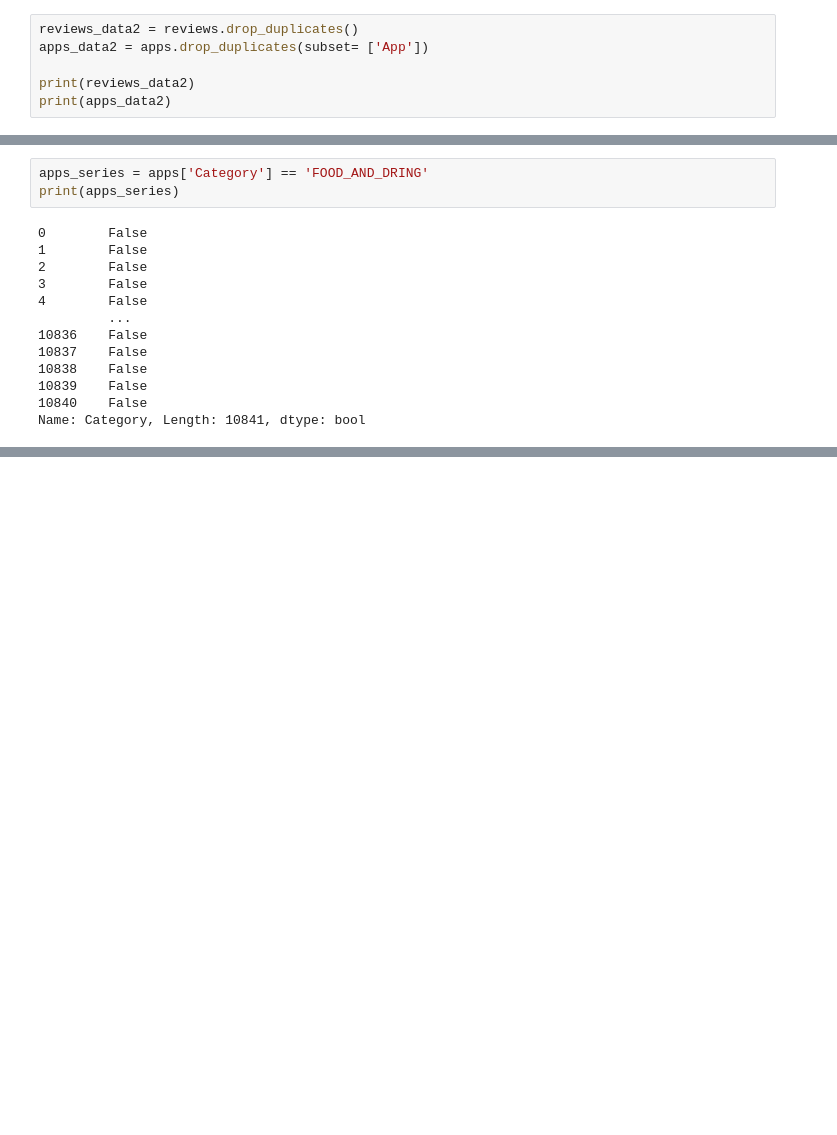
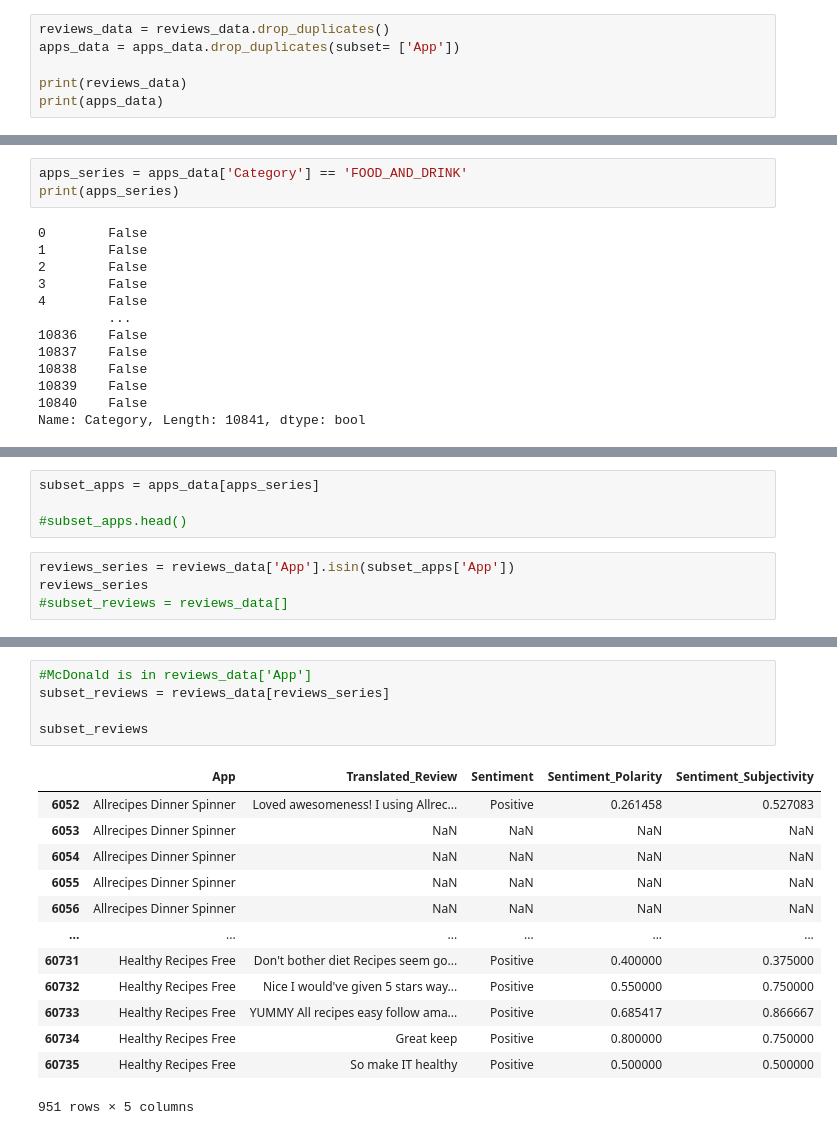
Before and after one commit to topollonaketsana/Coding-Summer-School-CSS, a Jupyter notebook: week 1/data pipelines/pipeline.ipynb, the cells around one changed output, grey strips where cells are left out. Drawn from its saved outputs; the diff is of its cells as text; blank space fills up the shorter version.

```diff
--- a/week 1/data pipelines/pipeline.ipynb
+++ b/week 1/data pipelines/pipeline.ipynb
@@ -156,9 +165,9 @@ min_reviews = 1000
 # %%
-reviews_data2 = reviews.drop_duplicates()
-apps_data2 = apps.drop_duplicates(subset= ['App'])
+reviews_data = reviews_data.drop_duplicates()
+apps_data = apps_data.drop_duplicates(subset= ['App'])
 
-print(reviews_data2)
-print(apps_data2)
+print(reviews_data)
+print(apps_data)
 # %% [output]
                                   App  \
 0               10 Best Foods for You
@@ -178,7 +187,7 @@ print(apps_data2)
 
 [9660 rows x 13 columns]
 # %%
-apps_series = apps['Category'] == 'FOOD_AND_DRING'
+apps_series = apps_data['Category'] == 'FOOD_AND_DRINK'
 print(apps_series)
 # %% [output]
 0        False
@@ -195,0 +213,8 @@ Name: Category, Length: 10841, dtype: bool
+# %%
+subset_apps = apps_data[apps_series]
+
+#subset_apps.head()
+# %%
+reviews_series = reviews_data['App'].isin(subset_apps['App'])
+reviews_series
+#subset_reviews = reviews_data[]
@@ -195,0 +234,19 @@ Name: Category, Length: 10841, dtype: bool
+# %%
+#McDonald is in reviews_data['App']
+subset_reviews = reviews_data[reviews_series]
+
+subset_reviews
+# %% [output]
+|  | App | Translated_Review | Sentiment | Sentiment_Polarity | Sentiment_Subjectivity |
+| 6052 | Allrecipes Dinner Spinner | Loved awesomeness! I using Allrec... | Positive | 0.261458 | 0.527083 |
+| 6053 | Allrecipes Dinner Spinner | NaN | NaN | NaN | NaN |
+| 6054 | Allrecipes Dinner Spinner | NaN | NaN | NaN | NaN |
+| 6055 | Allrecipes Dinner Spinner | NaN | NaN | NaN | NaN |
+| 6056 | Allrecipes Dinner Spinner | NaN | NaN | NaN | NaN |
+| ... | ... | ... | ... | ... | ... |
+| 60731 | Healthy Recipes Free | Don't bother diet Recipes seem go... | Positive | 0.400000 | 0.375000 |
+| 60732 | Healthy Recipes Free | Nice I would've given 5 stars way... | Positive | 0.550000 | 0.750000 |
+| 60733 | Healthy Recipes Free | YUMMY All recipes easy follow ama... | Positive | 0.685417 | 0.866667 |
+| 60734 | Healthy Recipes Free | Great keep | Positive | 0.800000 | 0.750000 |
+| 60735 | Healthy Recipes Free | So make IT healthy | Positive | 0.500000 | 0.500000 |
+951 rows × 5 columns
```
Also changed, not shown: parts of 10 cells of this notebook.
